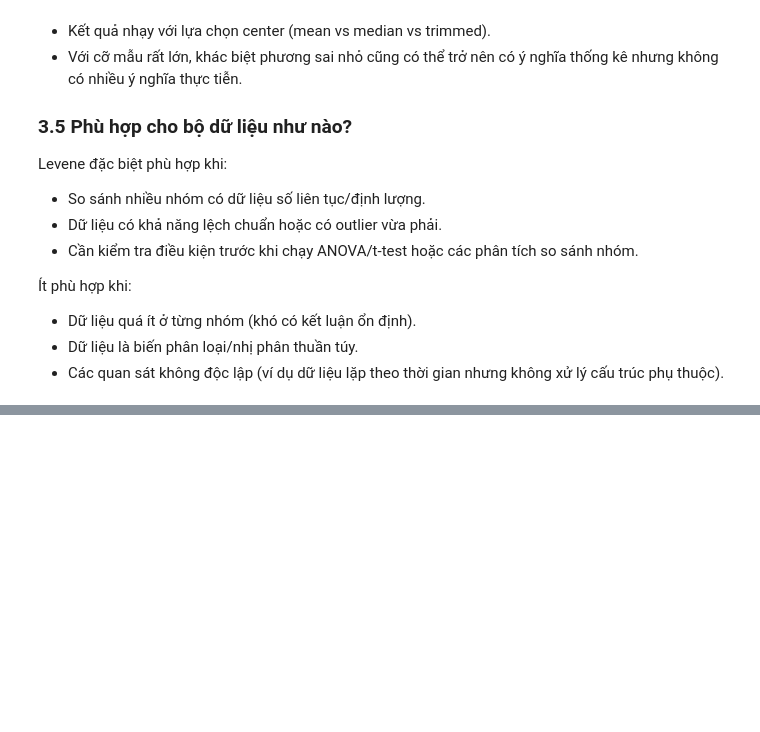
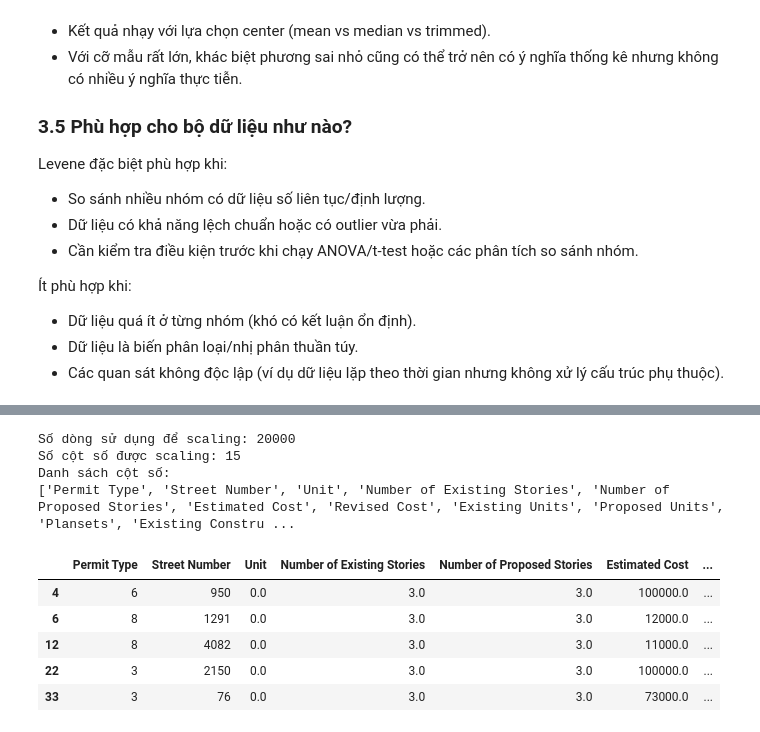
Before and after one commit to Taylor3691/mining-beyond-boundaries, a Jupyter notebook: notebooks/Ngoc-table.preprocessing.normalization.ipynb, the cells around one changed output, grey strips where cells are left out. Cells and saved outputs as stored; diff of their text form; code cells hidden in the pictures; blank space fills up the shorter version.

```diff
--- a/notebooks/Ngoc-table.preprocessing.normalization.ipynb
+++ b/notebooks/Ngoc-table.preprocessing.normalization.ipynb
@@ -195,0 +221,33 @@ Levene đặc biệt phù hợp khi:
+# %%
+data_path = PROJECT_ROOT / "data" / "table" / "Building_Permits.csv"
+df_raw = pd.read_csv(data_path)
+
+numeric_cols = df_raw.select_dtypes(include=[np.number]).columns.tolist()
+if not numeric_cols:
+    raise ValueError("Không tìm thấy cột số để scaling.")
+
+X_numeric = df_raw[numeric_cols].copy()
+X_numeric = X_numeric.replace([np.inf, -np.inf], np.nan)
+X_numeric = X_numeric.fillna(X_numeric.median(numeric_only=True))
+
+MAX_ROWS = 20000
+if len(X_numeric) > MAX_ROWS:
+    X_numeric = X_numeric.sample(n=MAX_ROWS, random_state=42).sort_index()
+
+print(f"Số dòng sử dụng để scaling: {len(X_numeric)}")
+print(f"Số cột số được scaling: {len(numeric_cols)}")
+print("Danh sách cột số:")
+print(numeric_cols)
+
+display(X_numeric.head())
+# %% [output]
+Số dòng sử dụng để scaling: 20000
+Số cột số được scaling: 15
+Danh sách cột số:
+['Permit Type', 'Street Number', 'Unit', 'Number of Existing Stories', 'Number of Proposed Stories', 'Estimated Cost', 'Revised Cost', 'Existing Units', 'Proposed Units', 'Plansets', 'Existing Constru ...
+|  | Permit Type | Street Number | Unit | Number of Existing Stories | Number of Proposed Stories | Estimated Cost | ... |
+| 4 | 6 | 950 | 0.0 | 3.0 | 3.0 | 100000.0 | ... |
+| 6 | 8 | 1291 | 0.0 | 3.0 | 3.0 | 12000.0 | ... |
+| 12 | 8 | 4082 | 0.0 | 3.0 | 3.0 | 11000.0 | ... |
+| 22 | 3 | 2150 | 0.0 | 3.0 | 3.0 | 100000.0 | ... |
+| 33 | 3 | 76 | 0.0 | 3.0 | 3.0 | 73000.0 | ... |
```
Also changed, not shown: parts of 4 cells of this notebook, 1 other file.
